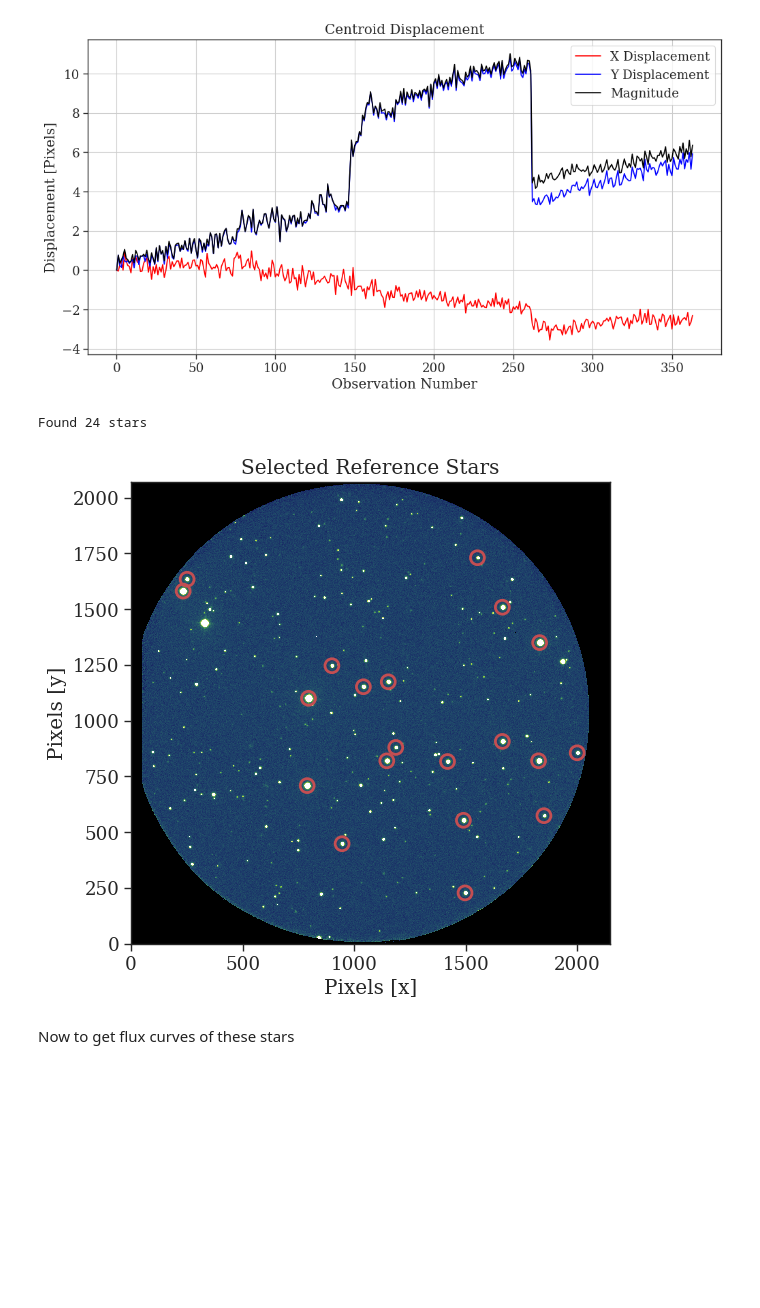
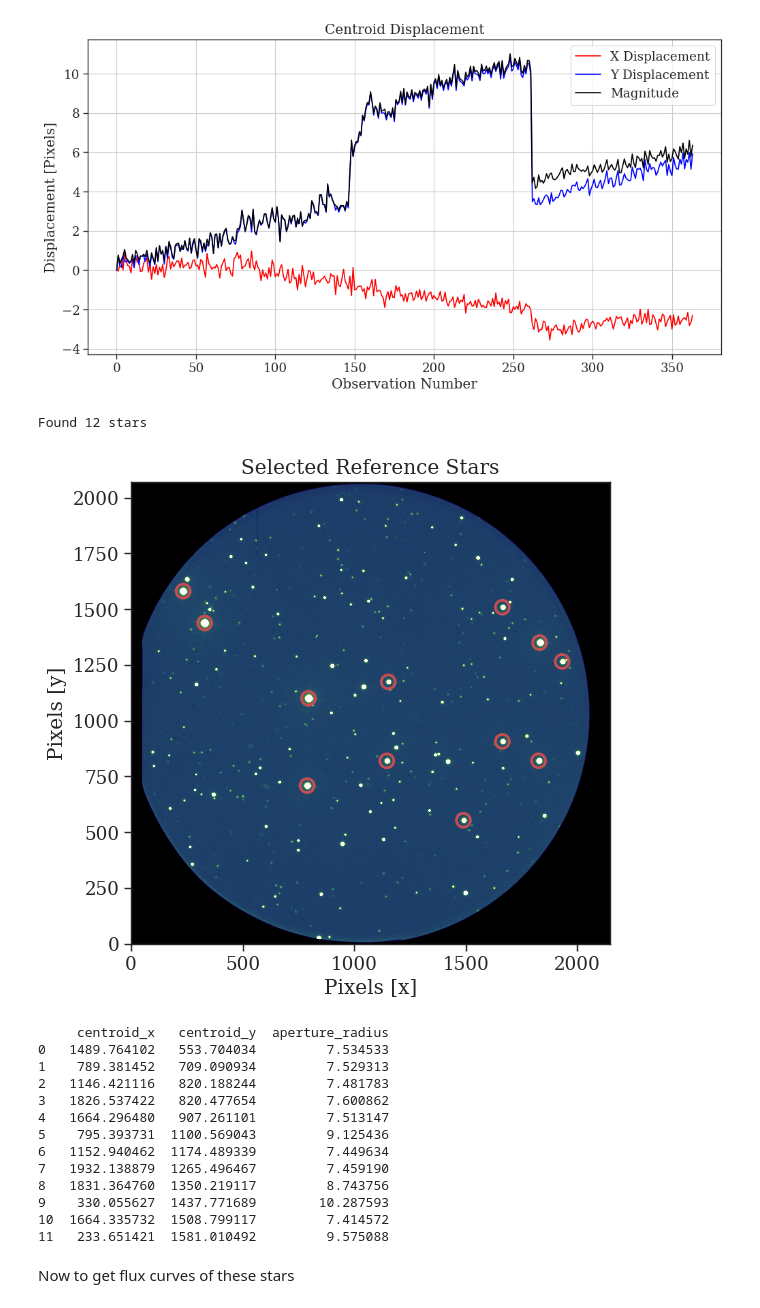
Before and after one commit to luke-wriglesworth/AST326-labs, a Jupyter notebook: Lab-5/exoplanet.ipynb, the cells around one changed output. Drawn from its saved outputs; the diff is of its cells as text; code cells hidden in the pictures; blank space fills up the shorter version.

```diff
--- a/Lab-5/exoplanet.ipynb
+++ b/Lab-5/exoplanet.ipynb
@@ -132,6 +139,7 @@ def star_gaussian(stars, image, size=10, filter=False):
     centroids_y_coords = []
     initial_cen_x = []
     initial_cen_y = []
+    app_radiuses = []
 
     failed_fittings = 0
     size = size
@@ -190,7 +198,7 @@ def star_gaussian(stars, image, size=10, filter=False):
                     centroid_x = stars[0][i] - size + centroid_x
                     centroid_y = stars[1][i] - size + centroid_y
 
-                    app_radius = 3*np.abs(popt[3]) # 3-sigma in x
+                    app_radiuses.append(3*np.abs(popt[3])) # 3-sigma in x
 
                     # print(f"Initial Coordinate: {stars[0][i]}, {stars[1][i]}")
                     # print(f"Inital Centroid: {x}, {y}")
@@ -208,7 +216,7 @@ def star_gaussian(stars, image, size=10, filter=False):
     # print(f"Fit {len(centroids_x_coords)} stars")
     # print(f"Couldn't fit {failed_fittings} stars")
     #print("Radius: ", app_radius)
-    return centroids_x_coords, centroids_y_coords, initial_cen_x, initial_cen_y, uncertainties, app_radius
+    return centroids_x_coords, centroids_y_coords, initial_cen_x, initial_cen_y, uncertainties, app_radiuses
 
 # Track some stars throughout the observations to find the displacement
 stars_x = [790]
@@ -288,7 +296,7 @@ for i in range(len(science_np)):
     # plt.ylim(new_y-box, new_y+box)
     # plt.show()
 # %%
-threshold = 3000
+threshold = 13000
 stars_x = []
 stars_y = []
 aperture_radius = []
@@ -300,39 +308,54 @@ binary_img = np.where(science_np[0] > threshold, 1, 0)
 star_labels, num_stars = label(binary_img)
 print(f"Found {num_stars} stars")
 
 # Loop through each region and pick a single point to feed the centroider.
 for i in range(1,num_stars+1):
     region_coords = np.where(star_labels == i)
     # Use middle point in each region
     middle_x = np.mean(region_coords[0]).astype(int)
     middle_y = np.mean(region_coords[1]).astype(int)
     stars_x.append(middle_y)
     stars_y.append(middle_x)
 
 size=15
-centroid_x, centroid_y, _, _, std, _ = star_gaussian([stars_x, stars_y], science_np[0], size=size)
+centroid_x, centroid_y, _, _, _, rad = star_gaussian([stars_x, stars_y], science_np[0], size=size)
 # Will remove 0, 5, 17, 19 based on proximity to other stars, and positions in the image
-centroid_catalog = pd.DataFrame({'centroid_x': centroid_x, 'centroid_y': centroid_y})
-centroid_catalog = centroid_catalog.drop([0,5,17,19])
-centroid_catalog = centroid_catalog.reset_index(drop=True)
+centroid_catalog = pd.DataFrame({'centroid_x': centroid_x, 'centroid_y': centroid_y, 'aperture_radius': rad})
+# centroid_catalog = centroid_catalog.drop([0,5,17,19])
+# centroid_catalog = centroid_catalog.reset_index(drop=True)
 
 vmin, vmax = ZScaleInterval().get_limits(science_np[0])
 # for i in range(len(centroid_catalog)):
 #     plt.title(f"Reference {i}")
 #     plt.imshow(science_np[0], cmap='cma:lacerta', vmin=vmin,vmax=vmax)
 #     plt.scatter(centroid_catalog['centroid_x'], centroid_catalog['centroid_y'], c='r', s=5)
 #     plt.xlim(centroid_catalog['centroid_x'][i]-size, centroid_catalog['centroid_x'][i]+size)
 #     plt.ylim(centroid_catalog['centroid_y'][i]-size, centroid_catalog['centroid_y'][i]+size)
 #     plt.show()
 plt.imshow(science_np[0], cmap='cma:lacerta', vmin=vmin,vmax=vmax)
 plt.scatter(x=centroid_catalog['centroid_x'], y=centroid_catalog['centroid_y'], s=100, facecolors='none', edgecolors='r',lw=2)
 plt.title("Selected Reference Stars")
 plt.xlabel("Pixels [x]")
 plt.ylabel("Pixels [y]")
 plt.show()
+
+pp(centroid_catalog)
 # %% [output]
-Found 24 stars
+Found 12 stars
-[figure, old version]
+[figure, new version]
+     centroid_x   centroid_y  aperture_radius
+0   1489.764102   553.704034         7.534533
+1    789.381452   709.090934         7.529313
+2   1146.421116   820.188244         7.481783
+3   1826.537422   820.477654         7.600862
+4   1664.296480   907.261101         7.513147
+5    795.393731  1100.569043         9.125436
+6   1152.940462  1174.489339         7.449634
+7   1932.138879  1265.496467         7.459190
+8   1831.364760  1350.219117         8.743756
+9    330.055627  1437.771689        10.287593
+10  1664.335732  1508.799117         7.414572
+11   233.651421  1581.010492         9.575088
 # %% [markdown]
 Now to get flux curves of these stars
 # %%
```
Also changed, not shown: parts of 3 cells of this notebook, 3 other files.
